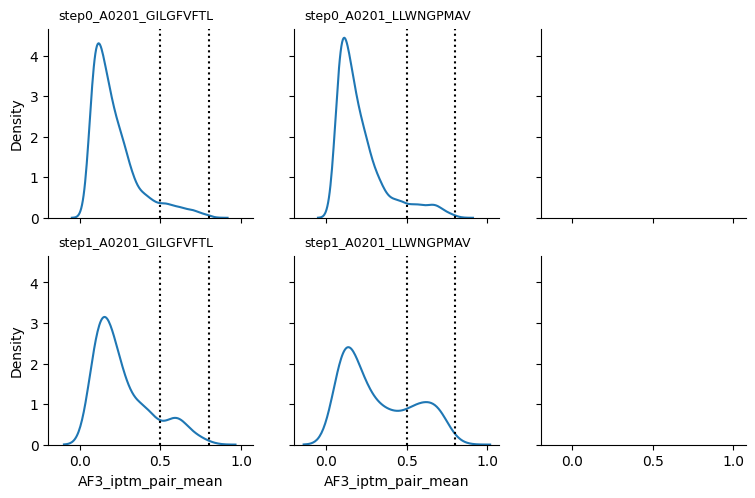
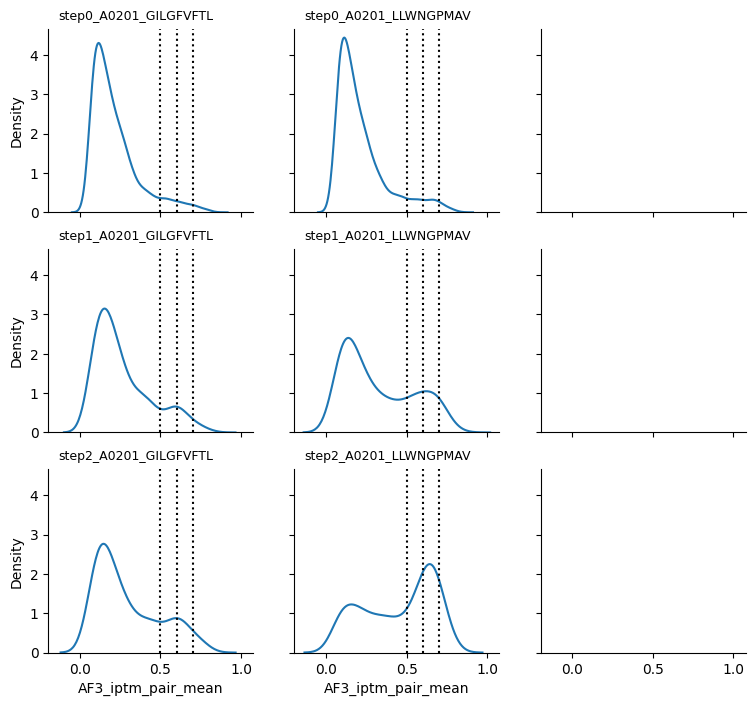
Unified diff of the notebook cell whose output changed from the first chart to the second:
--- before
+++ after
@@ -1,5 +1,5 @@
-fig, axes = plt.subplots(2,3, figsize=(3*3,2.7*2), sharex=True, sharey=True)
+fig, axes = plt.subplots(3,3, figsize=(3*3,2.7*3), sharex=True, sharey=True)
 
-steps = ['step0', 'step1']
+steps = ['step0', 'step1', 'step2']
 peptides = ['A0201_GILGFVFTL', 'A0201_LLWNGPMAV']
 
@@ -13,6 +13,8 @@
         ax.text(0.05, 1.05, f'{step}_{peptide}', transform=ax.transAxes, fontsize=9)
         ax.axvline(x=0.5, color='black', linestyle=':')
-        ax.axvline(x=0.8, color='black', linestyle=':')
+        ax.axvline(x=0.6, color='black', linestyle=':')
+        ax.axvline(x=0.7, color='black', linestyle=':')
 
         print(step, peptide, 0.5, len(df[df['AF3_iptm_pair_mean']>0.5]))
-        print(step, peptide, 0.8, len(df[df['AF3_iptm_pair_mean']>0.8]))
+        print(step, peptide, 0.6, len(df[df['AF3_iptm_pair_mean']>0.6]))
+        print(step, peptide, 0.7, len(df[df['AF3_iptm_pair_mean']>0.7]))

Commit: default baseline for motifs